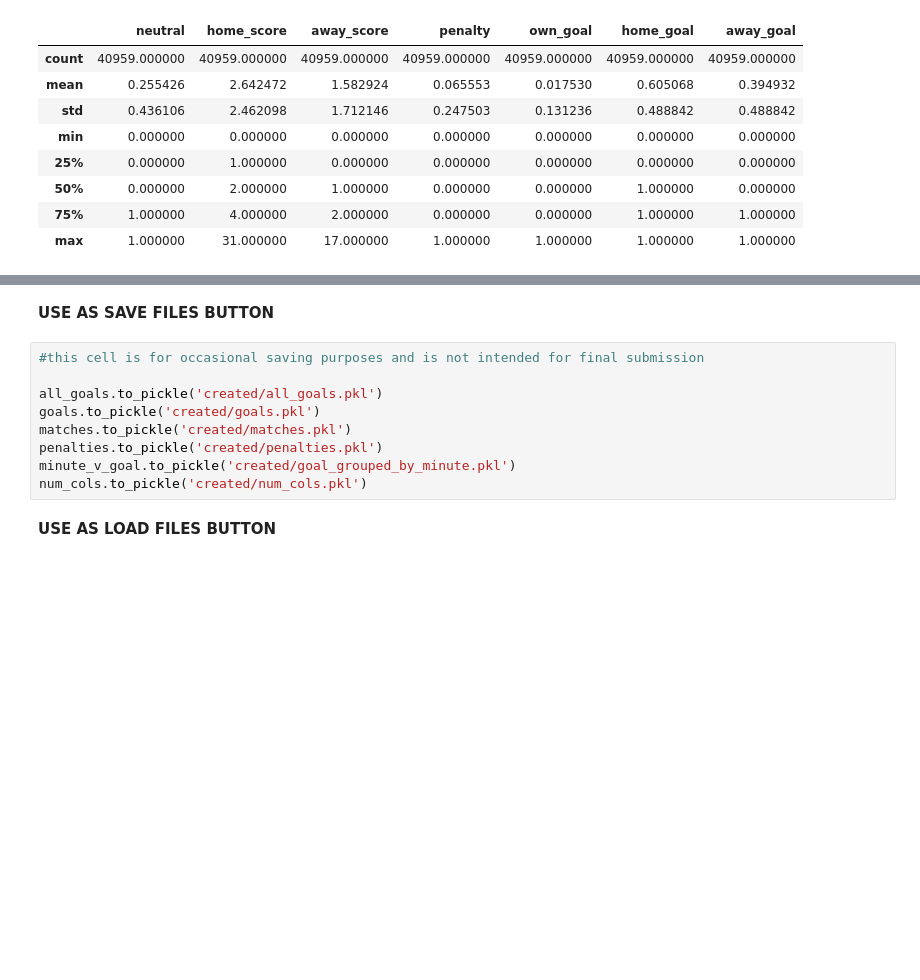
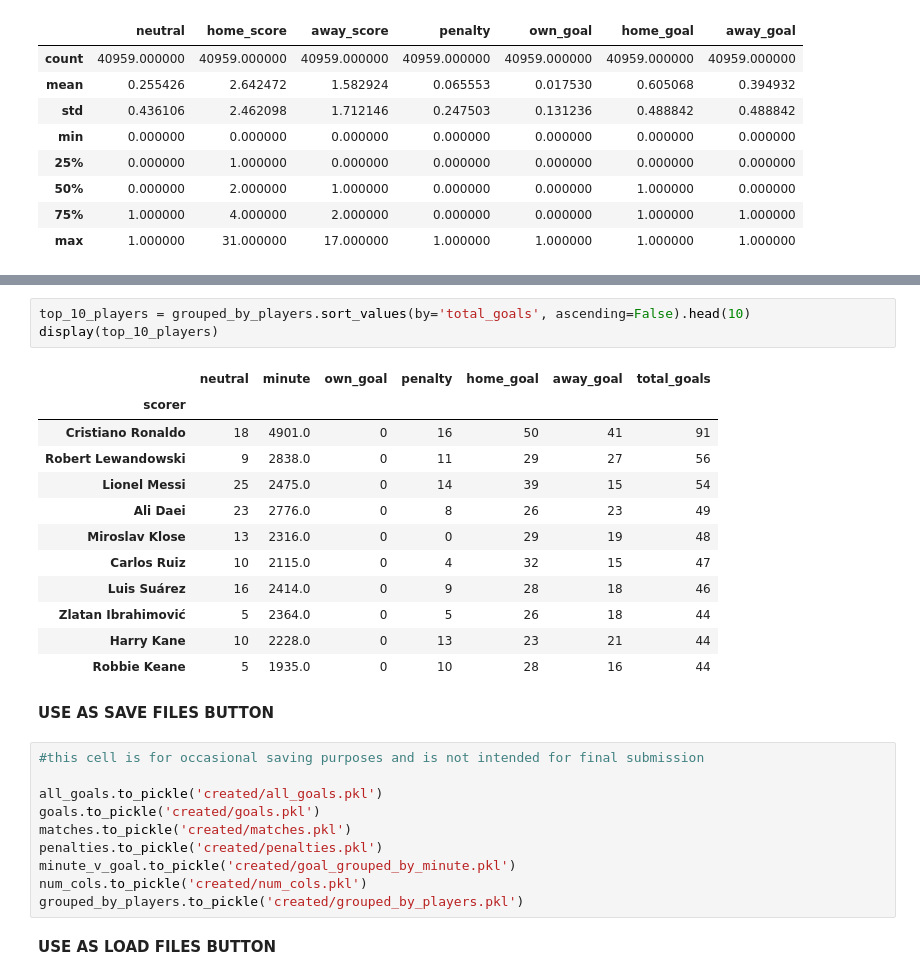
Before and after one commit to ryuukkk/football-data-analysis, a Jupyter notebook: DE_PROJECT.ipynb, the cells around one changed output, grey strips where cells are left out. Drawn from its saved outputs; the diff is of its cells as text; blank space fills up the shorter version.

```diff
--- a/DE_PROJECT.ipynb
+++ b/DE_PROJECT.ipynb
@@ -367,3 +401,19 @@ plt.savefig('figures/score_histo.jpg')
+# %%
+top_10_players = grouped_by_players.sort_values(by='total_goals', ascending=False).head(10)
+display(top_10_players)
+# %% [output]
+|  | neutral | minute | own_goal | penalty | home_goal | away_goal | total_goals |
+| scorer |  |  |  |  |  |  |  |
+| Cristiano Ronaldo | 18 | 4901.0 | 0 | 16 | 50 | 41 | 91 |
+| Robert Lewandowski | 9 | 2838.0 | 0 | 11 | 29 | 27 | 56 |
+| Lionel Messi | 25 | 2475.0 | 0 | 14 | 39 | 15 | 54 |
+| Ali Daei | 23 | 2776.0 | 0 | 8 | 26 | 23 | 49 |
+| Miroslav Klose | 13 | 2316.0 | 0 | 0 | 29 | 19 | 48 |
+| Carlos Ruiz | 10 | 2115.0 | 0 | 4 | 32 | 15 | 47 |
+| Luis Suárez | 16 | 2414.0 | 0 | 9 | 28 | 18 | 46 |
+| Zlatan Ibrahimović | 5 | 2364.0 | 0 | 5 | 26 | 18 | 44 |
+| Harry Kane | 10 | 2228.0 | 0 | 13 | 23 | 21 | 44 |
+| Robbie Keane | 5 | 1935.0 | 0 | 10 | 28 | 16 | 44 |
 # %% [markdown]
 **USE AS SAVE FILES BUTTON**
 # %%
@@ -375,6 +425,7 @@ matches.to_pickle('created/matches.pkl')
 penalties.to_pickle('created/penalties.pkl')
 minute_v_goal.to_pickle('created/goal_grouped_by_minute.pkl')
 num_cols.to_pickle('created/num_cols.pkl')
+grouped_by_players.to_pickle('created/grouped_by_players.pkl')
 # %% [markdown]
 **USE AS LOAD FILES BUTTON**
 # %%
```
Also changed, not shown: parts of 6 cells of this notebook, 2 other files.
